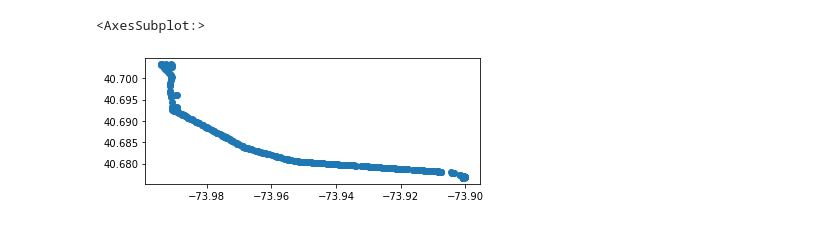
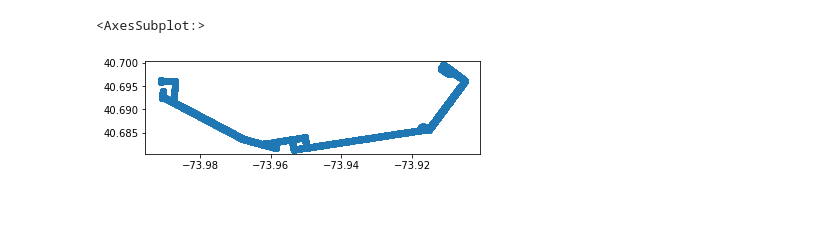
Before and after one commit to cpcarey/nyu-cusp-mlc-bus, a Jupyter notebook: notebooks/group_trajectories.ipynb, the cells around one changed output. Cells and saved outputs as stored; diff of their text form; code cells hidden in the pictures.

```diff
--- a/notebooks/group_trajectories.ipynb
+++ b/notebooks/group_trajectories.ipynb
@@ -21,5 +23,6 @@ EXPORTS_DIR = f'{DATA_DIR}/exports'
 # %%
-bus_df = pd.read_csv(f'{DATA_DIR}/MTA_bus(1).csv')
+bus_df = pd.read_csv(f'{DATA_DIR}/MTA-Bus-2021-7-5.csv', names=COLUMNS)
 bus_gdf = gpd.GeoDataFrame(bus_df, geometry=gpd.points_from_xy(bus_df['longitude'], bus_df['latitude'])).set_crs(CRS_PLOT)
 # %%
-b25_gdf = bus_gdf[bus_gdf['route'].str.contains('B25')]
+b_gdf = bus_gdf[bus_gdf['route'].str.contains(ROUTE)]
+b_gdf.head()
@@ -26,6 +36,6 @@ b25_gdf = bus_gdf[bus_gdf['route'].str.contains('B25')]
 # %%
-b25_gdf = b25_gdf[['bus_id', 'x', 'datetime', 'latitude', 'longitude', 'geometry']]
-b25_gdf['datetime'] = pd.to_datetime(b25_gdf['datetime']) - datetime.timedelta(hours=12)
+b_gdf = b_gdf[['bus_id', 'x', 'datetime', 'latitude', 'longitude', 'geometry']]
+b_gdf['datetime'] = pd.to_datetime(b_gdf['datetime']) - datetime.timedelta(hours=12)
 # %%
-b25_gdf = b25_gdf.sort_values(by=['bus_id', 'datetime'])
+b_gdf = b_gdf.sort_values(by=['bus_id', 'datetime'])
 # %%
@@ -33,5 +43,5 @@ b25_gdf.to_csv(f'{EXPORTS_DIR}/b25_all_trajectories.csv', index=False)
 # %%
-b25_gdf.plot()
+b_gdf.plot()
 # %% [output]
 <AxesSubplot:>
-[figure, old version]
+[figure, new version]
```
Also changed, not shown: parts of 3 cells of this notebook, 2 other files.
